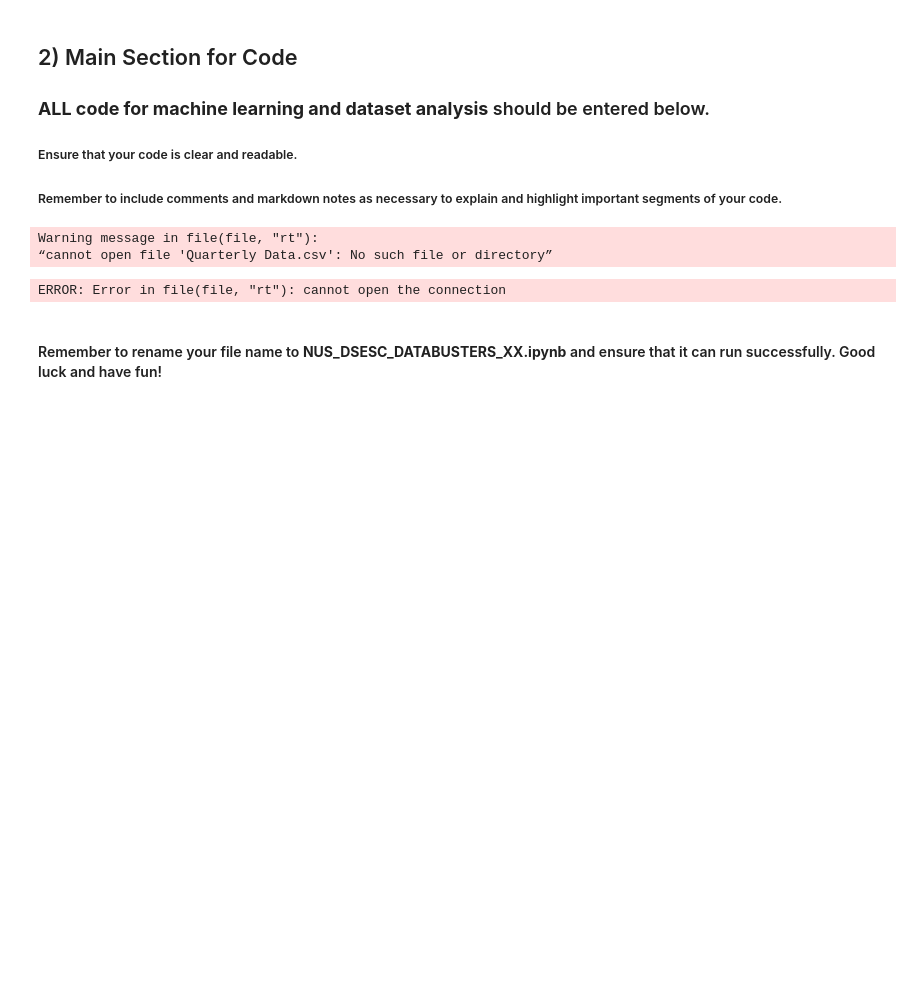
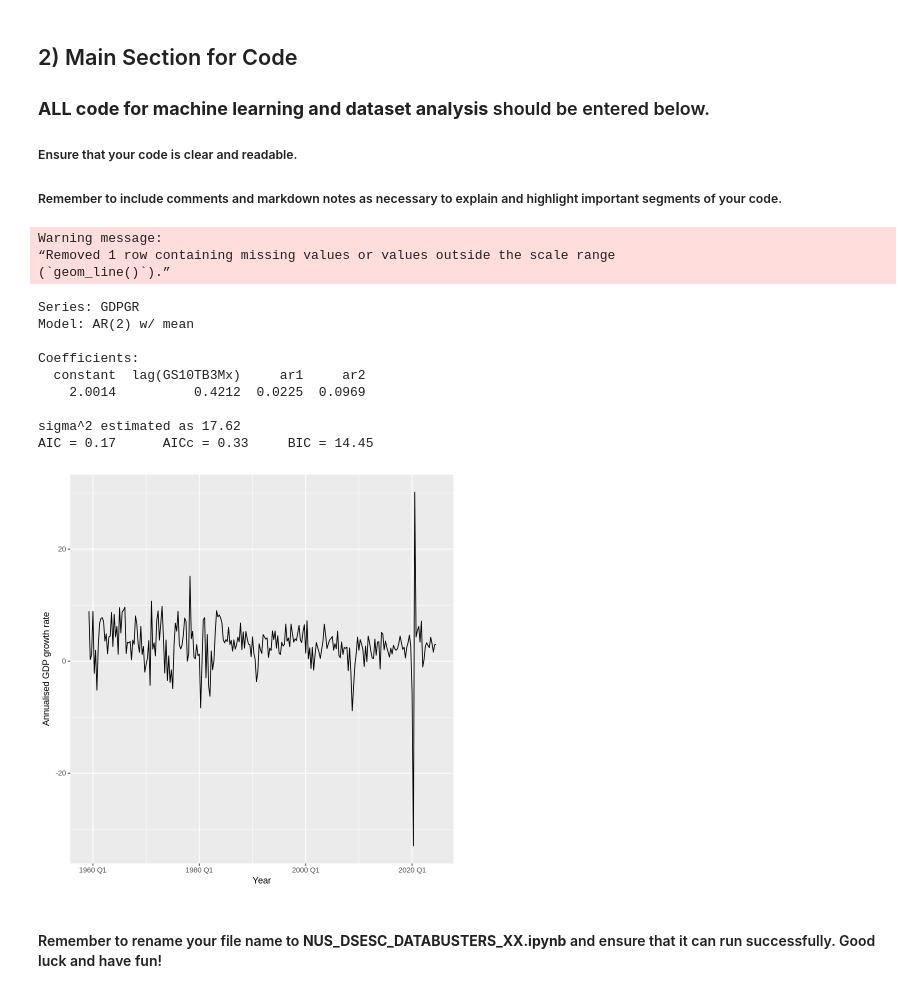
Before and after one commit to jack-gin/databustersteam33, a Jupyter notebook: NUS_DSESC_DATABUSTERS_33.ipynb, the cells around one changed output. Drawn from its saved outputs; the diff is of its cells as text; code cells hidden in the pictures; blank space fills up the shorter version.

```diff
--- a/NUS_DSESC_DATABUSTERS_33.ipynb
+++ b/NUS_DSESC_DATABUSTERS_33.ipynb
@@ -32,39 +36,48 @@ Loading required package: fabletools
 ##### Remember to include comments and markdown notes as necessary to explain and highlight important segments of your code.
 # %%
 ###...code...###
-system("git pull")
-data = read.csv("Quarterly Data.csv")
+data = read.csv("https://raw.githubusercontent.com/jack-gin/databustersteam33/refs/heads/main/Quarterly%20Data.csv?token=GHSAT0AAAAAAC6MHN2SDDWIHAUD6VJSAQ7UZ5EW5BA")
 data = data[-c(1:2),]
 gdp <- data %>%
   select('sasdate', "GDPC1", 'GS10TB3Mx')
 
 gdp$sasdate <- yearquarter(gdp$sasdate)
 
 gdp_ts <- as_tsibble(gdp , index=sasdate)
 
 gdp_ts$logGDP <- log(gdp_ts$GDPC1)
 gdp_ts$GDPGR <- 400 * difference(gdp_ts$logGDP, lag=1, differences=1) # Annualised GDP growth rate
 gdpgr_plot <- ggplot(gdp_ts, aes(x=sasdate, y=GDPGR)) + geom_line() # Plot of annualised GDP growth rate
 gdpgr_plot + labs(x="Year", y = "Annualised GDP growth rate")
 
 ar1 <- gdp_ts[-c(1),] %>%
   model(AR(GDPGR ~ order(2) + lag(GS10TB3Mx)))
 
 report(ar1)
 
 fitted_ar1 <- ar1 %>%
   fitted() %>%
   select("sasdate", ".fitted")
 
 gdp_ts <-gdp_ts %>%
   left_join(fitted_ar1, by=c("sasdate"="sasdate"))
 
 gdp_ts <- gdp_ts %>%
   mutate(mean_sq=(GDPGR - .fitted)^2) %>%
   mutate(recession=ifelse(GDPGR<0, 1, 0))
 # %% [output]
-Warning message in file(file, "rt"):
-“cannot open file 'Quarterly Data.csv': No such file or directory”
+Warning message:
+“Removed 1 row containing missing values or values outside the scale range
+(`geom_line()`).”
-ERROR: Error in file(file, "rt"): cannot open the connection
+Series: GDPGR
+Model: AR(2) w/ mean
+
+Coefficients:
+  constant  lag(GS10TB3Mx)     ar1     ar2
+    2.0014          0.4212  0.0225  0.0969
+
+sigma^2 estimated as 17.62
+AIC = 0.17      AICc = 0.33     BIC = 14.45
+[figure, added]
 # %% [markdown]
 #### Remember to rename your file name to **NUS_DSESC_DATABUSTERS_XX.ipynb** and ensure that it can run successfully. Good luck and have fun!
```
Also changed, not shown: parts of 1 cell of this notebook.
